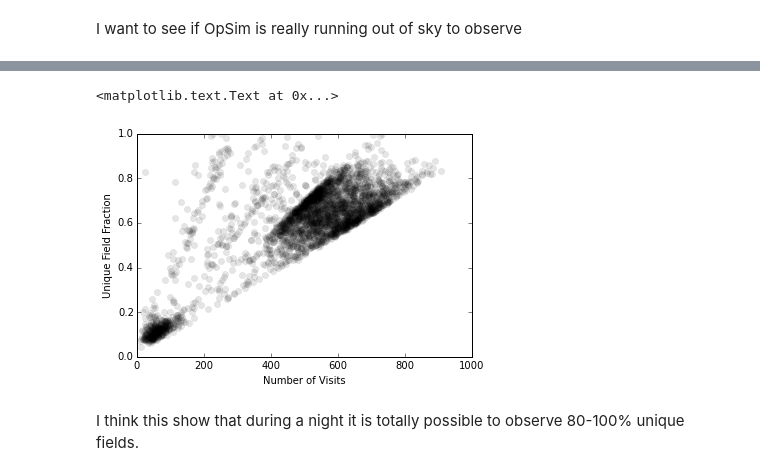
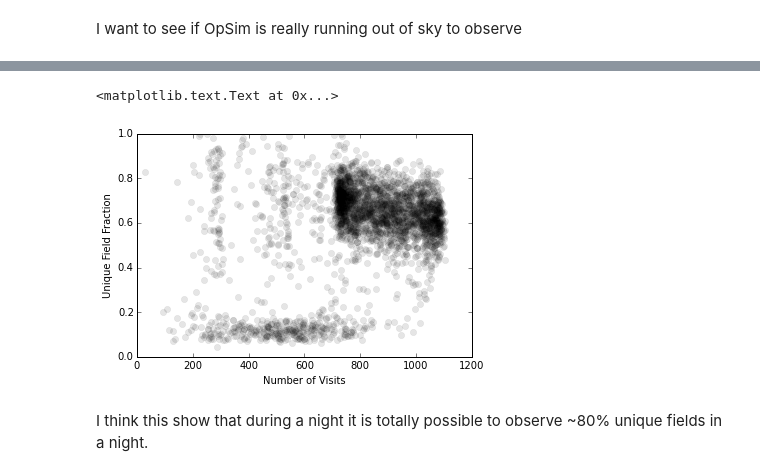
Before and after one commit to yoachim/ScratchStuff, a Jupyter notebook: notebooks/PairCheck.ipynb, the cells around one changed output, grey strips where cells are left out. Cells and saved outputs as stored; diff of their text form; code cells hidden in the pictures.

```diff
--- a/notebooks/PairCheck.ipynb
+++ b/notebooks/PairCheck.ipynb
@@ -50,13 +50,13 @@ Both binsize and bins have been set; Using binsize 1.000000 only.
 [figure]
 [figure]
 # %%
-plt.plot(bundleList[1].metricValues.compressed(),
+plt.plot(bundleList[0].metricValues.compressed(),
          bundleList[1].metricValues.compressed()/bundleList[0].metricValues.compressed(),
           'ko', alpha = 0.1)
 plt.xlabel('Number of Visits')
 plt.ylabel('Unique Field Fraction')
 # %% [output]
 <matplotlib.text.Text at 0x...>
-[figure, old version]
+[figure, new version]
 # %% [markdown]
-I think this show that during a night it is totally possible to observe 80-100% unique fields.
+I think this show that during a night it is totally possible to observe ~80% unique fields in a night.
```
Also changed, not shown: parts of 1 cell of this notebook, 1 other file.
